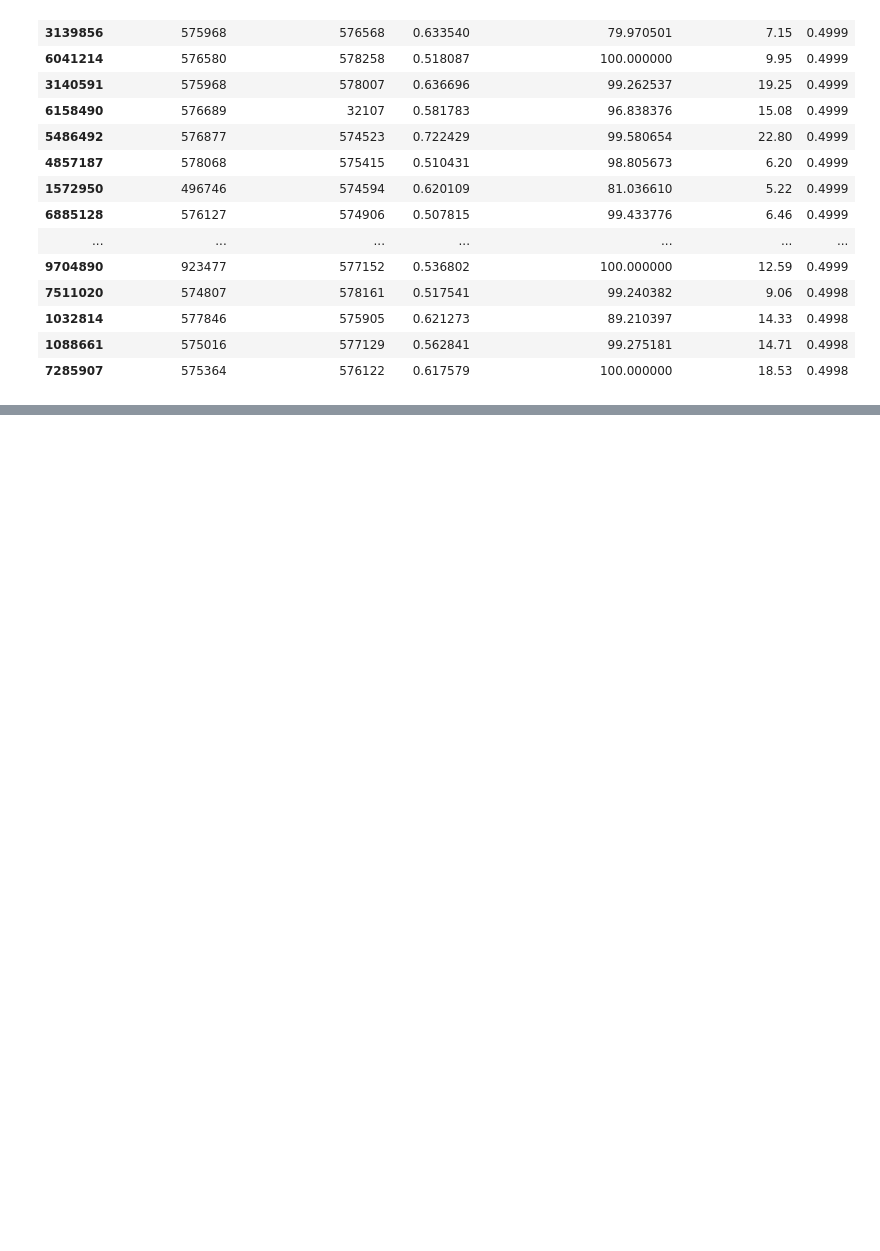
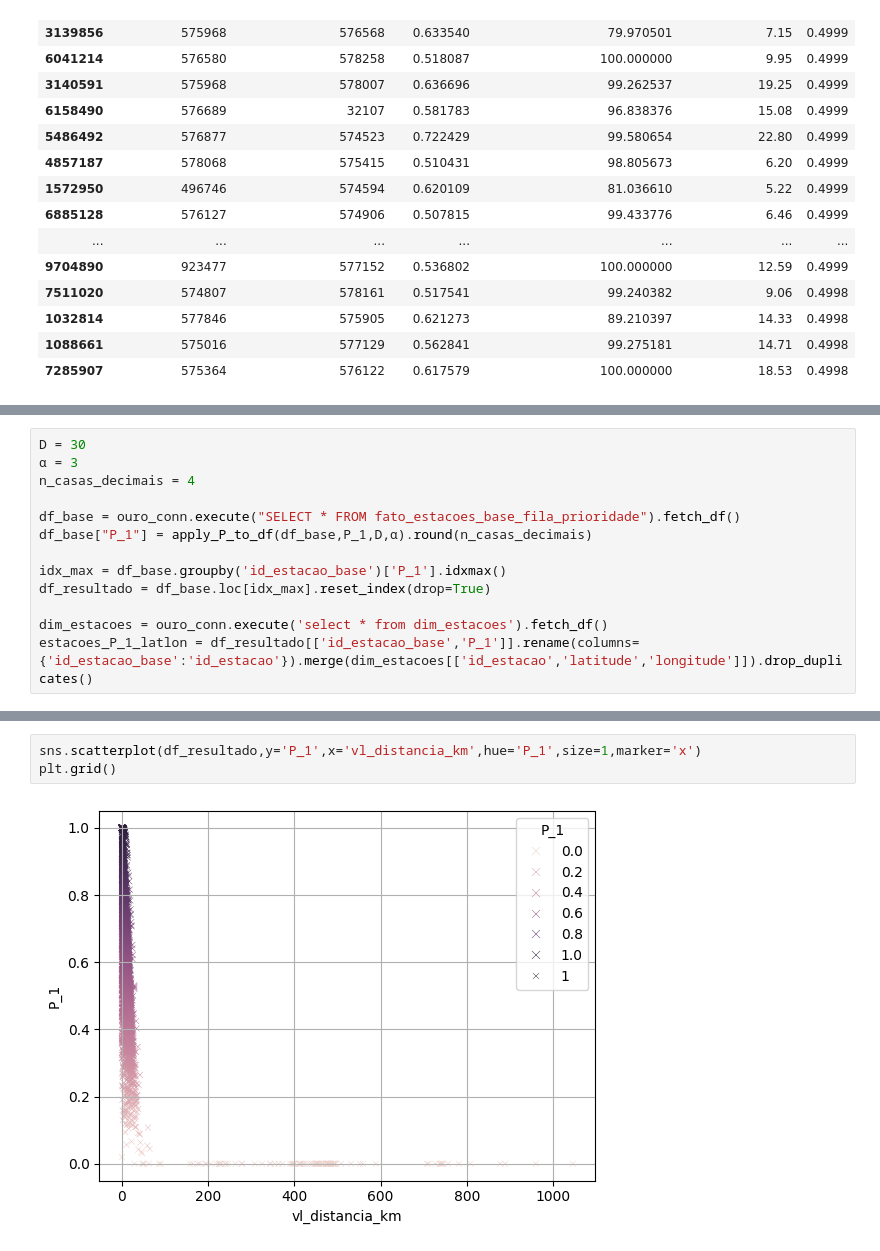
Before and after one commit to mateus-santos-rocha/doutorado, a Jupyter notebook: fila_estacoes_testes.ipynb, the cells around one changed output, grey strips where cells are left out. Drawn from its saved outputs; the diff is of its cells as text; blank space fills up the shorter version.

```diff
--- a/fila_estacoes_testes.ipynb
+++ b/fila_estacoes_testes.ipynb
@@ -122,0 +127,13 @@ result.loc[ \
+# %%
+D = 30
+α = 3
+n_casas_decimais = 4
+
+df_base = ouro_conn.execute("SELECT * FROM fato_estacoes_base_fila_prioridade").fetch_df()
+df_base["P_1"] = apply_P_to_df(df_base,P_1,D,α).round(n_casas_decimais)
+
+idx_max = df_base.groupby('id_estacao_base')['P_1'].idxmax()
+df_resultado = df_base.loc[idx_max].reset_index(drop=True)
+
+dim_estacoes = ouro_conn.execute('select * from dim_estacoes').fetch_df()
+estacoes_P_1_latlon = df_resultado[['id_estacao_base','P_1']].rename(columns={'id_estacao_base':'id_estacao'}).merge(dim_estacoes[['id_estacao','latitude','longitude']]).drop_duplicates()
@@ -122,0 +183,5 @@ result.loc[ \
+# %%
+sns.scatterplot(df_resultado,y='P_1',x='vl_distancia_km',hue='P_1',size=1,marker='x')
+plt.grid()
+# %% [output]
+[figure, added]
```
Also changed, not shown: parts of 5 cells of this notebook.
